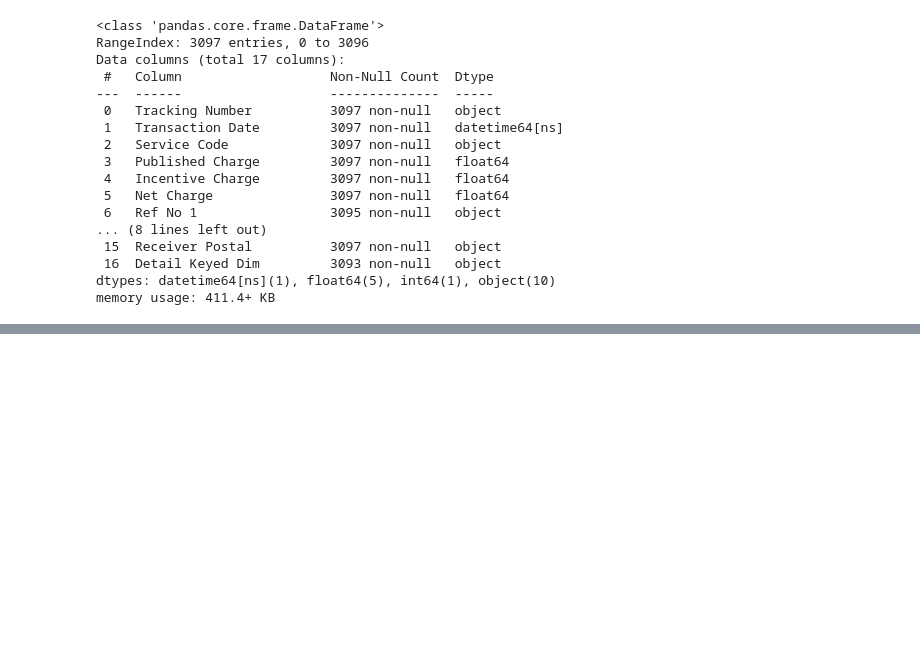
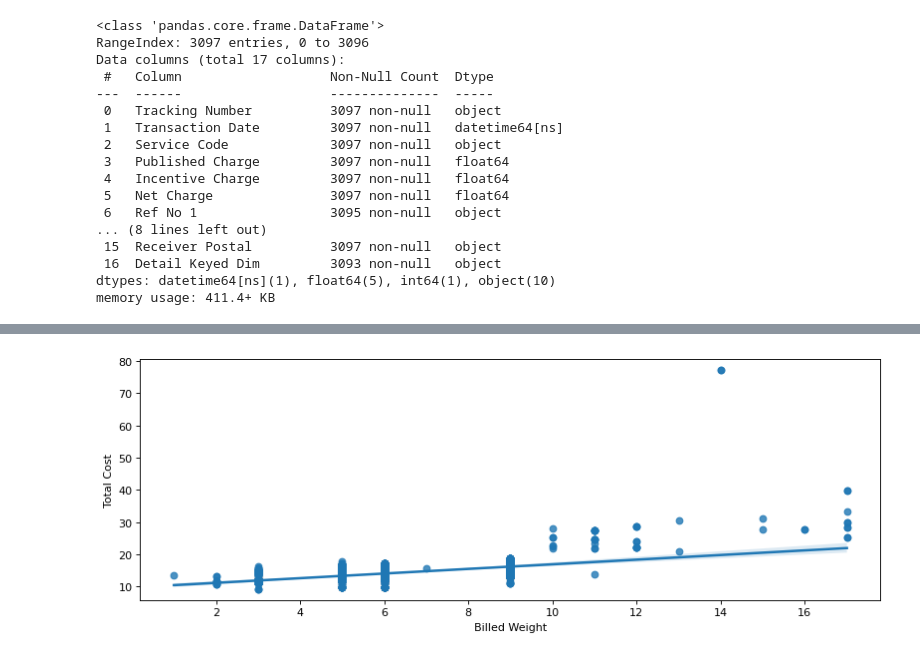
Before and after one commit to Evan-Archuleta/ups_invoice, a Jupyter notebook: ups_v3.ipynb, the cells around one changed output, grey strips where cells are left out. Saved outputs shown, nothing was run; the diff lists cells and outputs as text; code cells hidden in the pictures; blank space fills up the shorter version.

```diff
--- a/ups_v3.ipynb
+++ b/ups_v3.ipynb
@@ -218,2 +233,7 @@ df_adj.sort_values(by=['Adjustment'], ascending=False)
+# %%
+figure(figsize=(12, 4), dpi=80);
+ax = sns.regplot(x="Billed Weight", y="Total Cost", data=df_clean)#, x_jitter=.3)
+# %% [output]
+[figure, added]
 # %%
 df_clean.to_csv("expore.csv", header=True)
```
Also changed, not shown: parts of 4 cells of this notebook, 1 other file.
